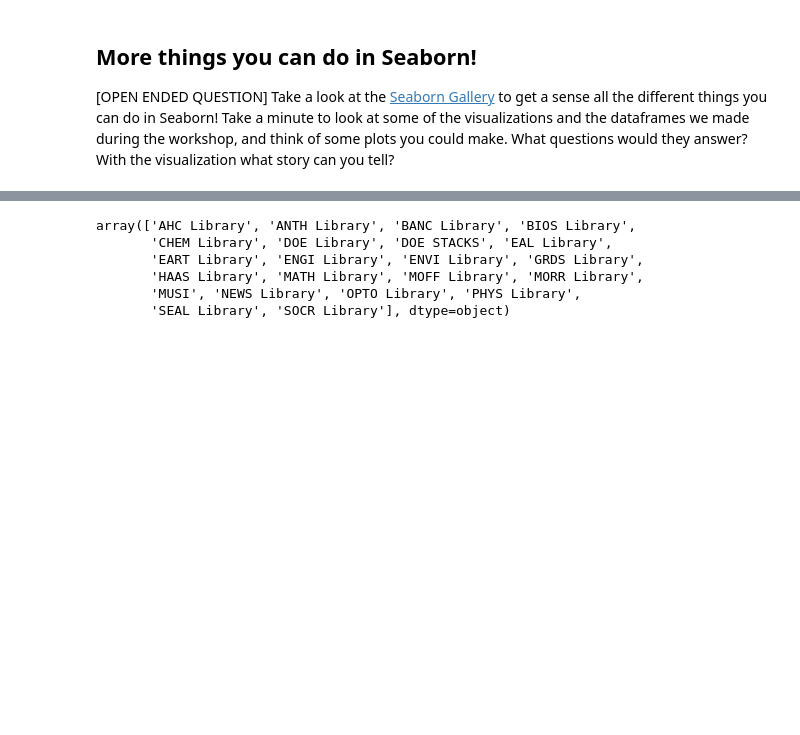
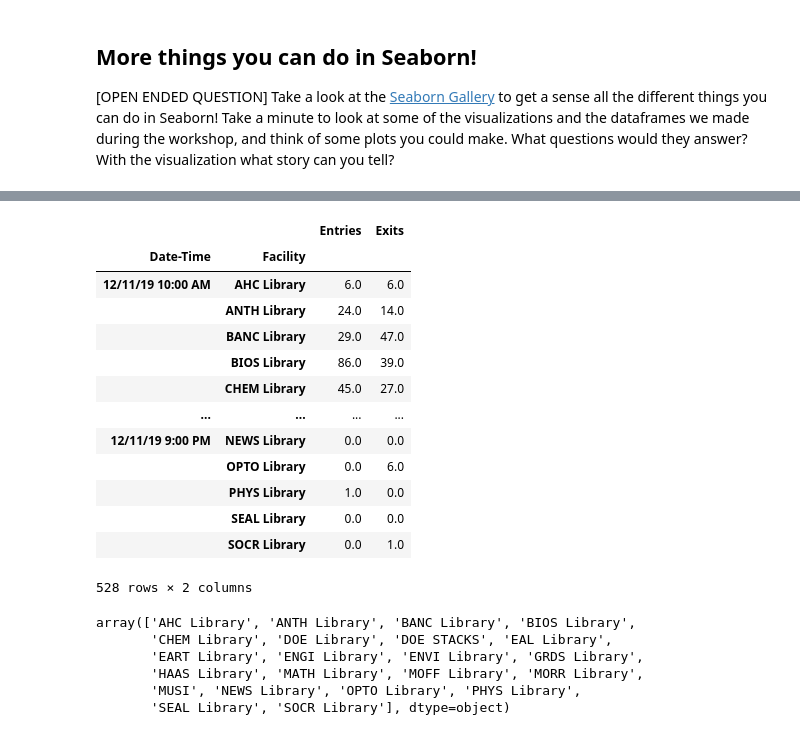
Before and after one commit to ds-peer-consulting/fa21-intro-to-data-viz-workshop, a Jupyter notebook: intro-to-data-visualizations(ANSWERS).ipynb, the cells around one changed output, grey strips where cells are left out. Saved outputs shown, nothing was run; the diff lists cells and outputs as text; code cells hidden in the pictures; blank space fills up the shorter version.

Commit message:
updated data sets, feedback from dry run

```diff
--- a/intro-to-data-visualizations(ANSWERS).ipynb
+++ b/intro-to-data-visualizations(ANSWERS).ipynb
@@ -278,7 +286,13 @@ To Learn More about Matplotlib, visit their [website!](https://matplotlib.org/3.
 #### Let's say we are curious as to what hours are the most busy during December 11, 2019 (Finals week) at Moffit Library.
 # %%
 # First things first, we have to import the library
+# Remember numpy and pandas from our previous workshops?
 import matplotlib.pyplot as plt
+import numpy as np
+import pandas as pd
+
+#Here is the data we will be using
+lib_traffic = pd.read_csv('data/HourlyTraffic-2019-12-11.csv')
 
 # Here we are selecting only the Moff library as the facility, in the second part we are grabbing only the Date-Time, Facility and Entries Column
 moffitt = lib_traffic[lib_traffic['Facility'] == 'MOFF Library'][['Date-Time','Facility','Entries']]
@@ -506,3 +548,24 @@ lib_traffic.groupby('Entrance').max()
+# %%
+# grouping with Pandas, grouped by Date-Time and Facility
+# this shows the total number of people entering each library at each hour
+
+total_lib_traffic = lib_traffic.groupby(["Date-Time", "Facility"]).sum()
+total_lib_traffic
+# %% [output]
+|  |  | Entries | Exits |
+| Date-Time | Facility |  |  |
+| 12/11/19 10:00 AM | AHC Library | 6.0 | 6.0 |
+|  | ANTH Library | 24.0 | 14.0 |
+|  | BANC Library | 29.0 | 47.0 |
+|  | BIOS Library | 86.0 | 39.0 |
+|  | CHEM Library | 45.0 | 27.0 |
+| ... | ... | ... | ... |
+| 12/11/19 9:00 PM | NEWS Library | 0.0 | 0.0 |
+|  | OPTO Library | 0.0 | 6.0 |
+|  | PHYS Library | 1.0 | 0.0 |
+|  | SEAL Library | 0.0 | 0.0 |
+|  | SOCR Library | 0.0 | 1.0 |
+528 rows × 2 columns
 # %%
 total_lib_traffic.reset_index()['Facility'].unique()
 # %% [output]
```
Also changed, not shown: parts of 10 cells of this notebook.
